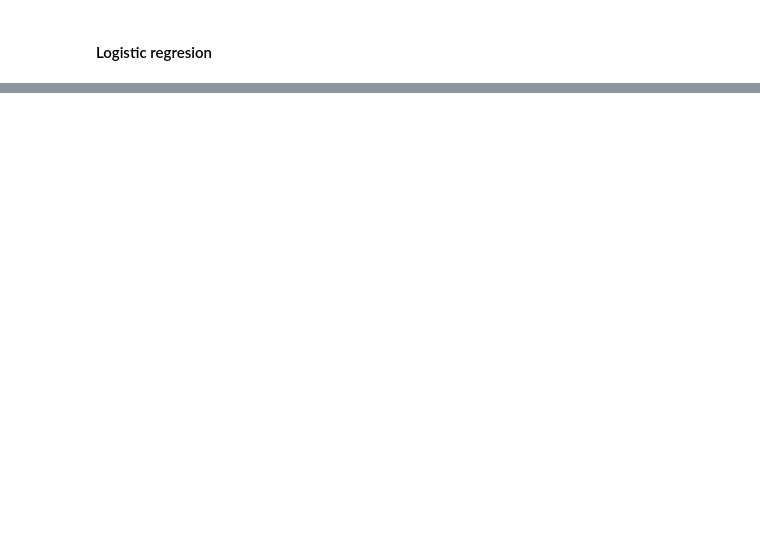
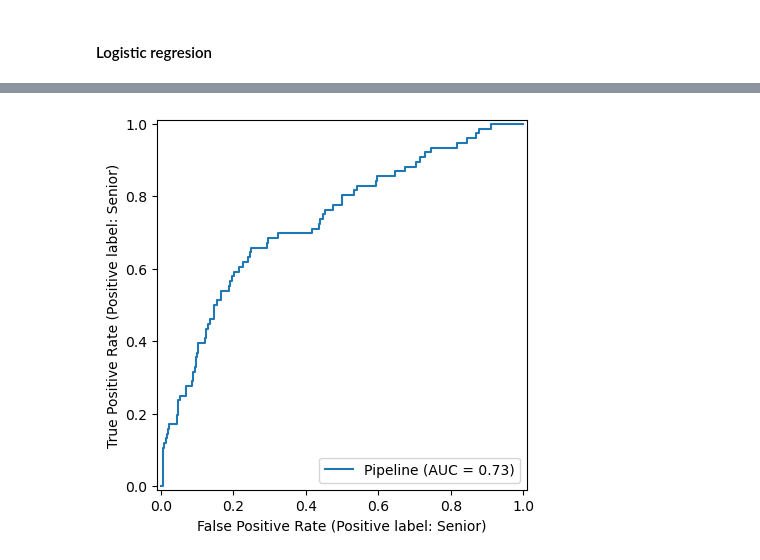
Before and after one commit to UBC-MDS/DSCI522-2425-39-FMJ, a Jupyter notebook: analysis.ipynb, the cells around one changed output, grey strips where cells are left out. Cells and saved outputs as stored; diff of their text form; code cells hidden in the pictures; blank space fills up the shorter version.

```diff
--- a/analysis.ipynb
+++ b/analysis.ipynb
@@ -312,0 +350,11 @@ svc_results_df
+# %%
+from sklearn.metrics import RocCurveDisplay
+
+RocCurveDisplay.from_estimator(
+    lr_pipe,
+    X_test,
+    y_test,
+    pos_label= "Senior",
+);
+# %% [output]
+[figure, added]
```
Also changed, not shown: parts of 6 cells of this notebook.
